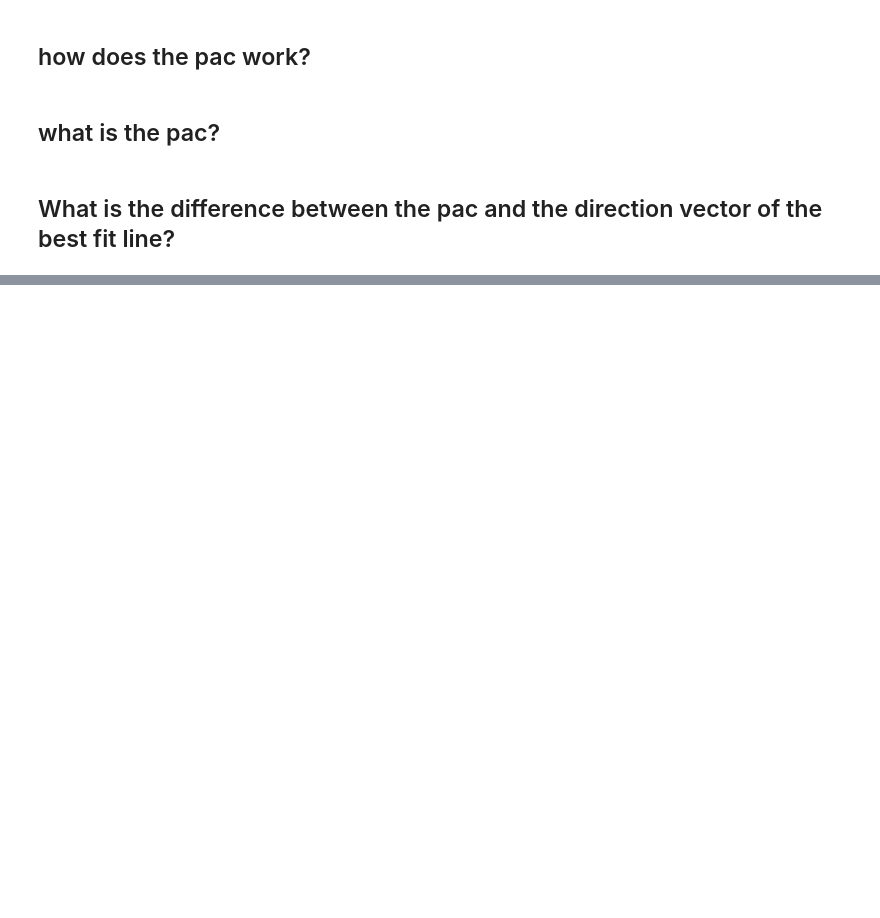
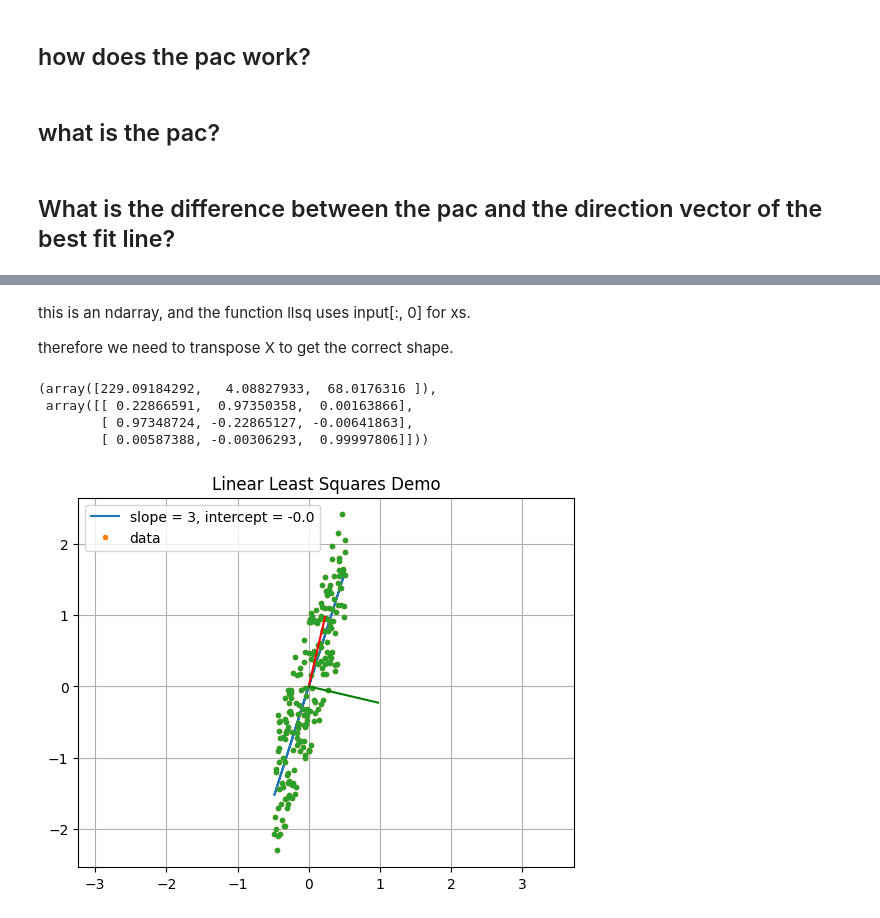
Before and after one commit to jackbullen/Math-248, a Jupyter notebook: Labs/Week 7/Lab-19-Oct-19.ipynb, the cells around one changed output, grey strips where cells are left out. Saved outputs shown, nothing was run; the diff lists cells and outputs as text; code cells hidden in the pictures; blank space fills up the shorter version.

```diff
--- a/Labs/Week 7/Lab-19-Oct-19.ipynb
+++ b/Labs/Week 7/Lab-19-Oct-19.ipynb
@@ -42,0 +91,25 @@ plt.axis('equal')
+# %%
+def line(c,x):
+    if x is np.ndarray:
+        return np.array([c[0]*x + c[1] for x in x])
+    return c[0]*x + c[1]
+# %%
+def llsq(pts):
+    if type(pts) != np.ndarray:
+        # could further handle if shape is wrong. if not right shape, transpose it.
+        print('pts is not an array')
+        pts = np.array(pts).T
+        pts = np.array([pts[:,0], np.ones(len(pts))]).T
+        ys = pts[:,1]
+    else:
+        # could further handle if shape is wrong. if not right shape, transpose it.
+        ys = pts[:,1]
+        pts = np.array([pts[:,0], np.ones(len(pts))]).T
+
+    c = np.linalg.solve(pts.T@pts, pts.T@ys)
+    plt.title('Linear Least Squares Demo')
+    plt.plot(pts[:,0], line(c, pts[:,0]), label=f'slope = {c[0]:0.0f}, intercept = {c[1]:0.1f}')
+    plt.plot(pts[:,0], ys, '.', label='data')
+    plt.grid()
+    plt.legend()
+    return c
@@ -42,0 +127,13 @@ plt.axis('equal')
+# %% [markdown]
+this is an ndarray, and the function llsq uses input[:, 0] for xs.
+
+therefore we need to transpose X to get the correct shape.
+# %%
+llsq(X)
+pax(X)
+# %% [output]
+(array([229.09184292,   4.08827933,  68.0176316 ]),
+ array([[ 0.22866591,  0.97350358,  0.00163866],
+        [ 0.97348724, -0.22865127, -0.00641863],
+        [ 0.00587388, -0.00306293,  0.99997806]]))
+[figure, added]
```
Also changed, not shown: parts of 40 cells of this notebook, 3 other files.
